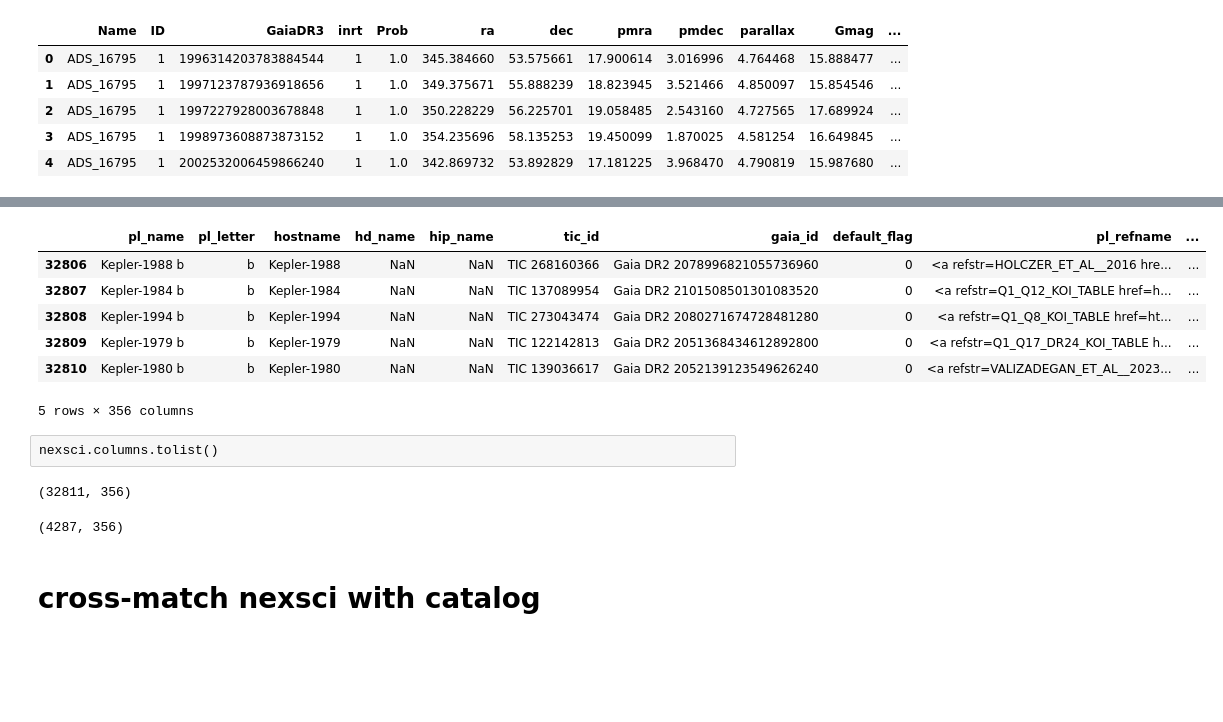
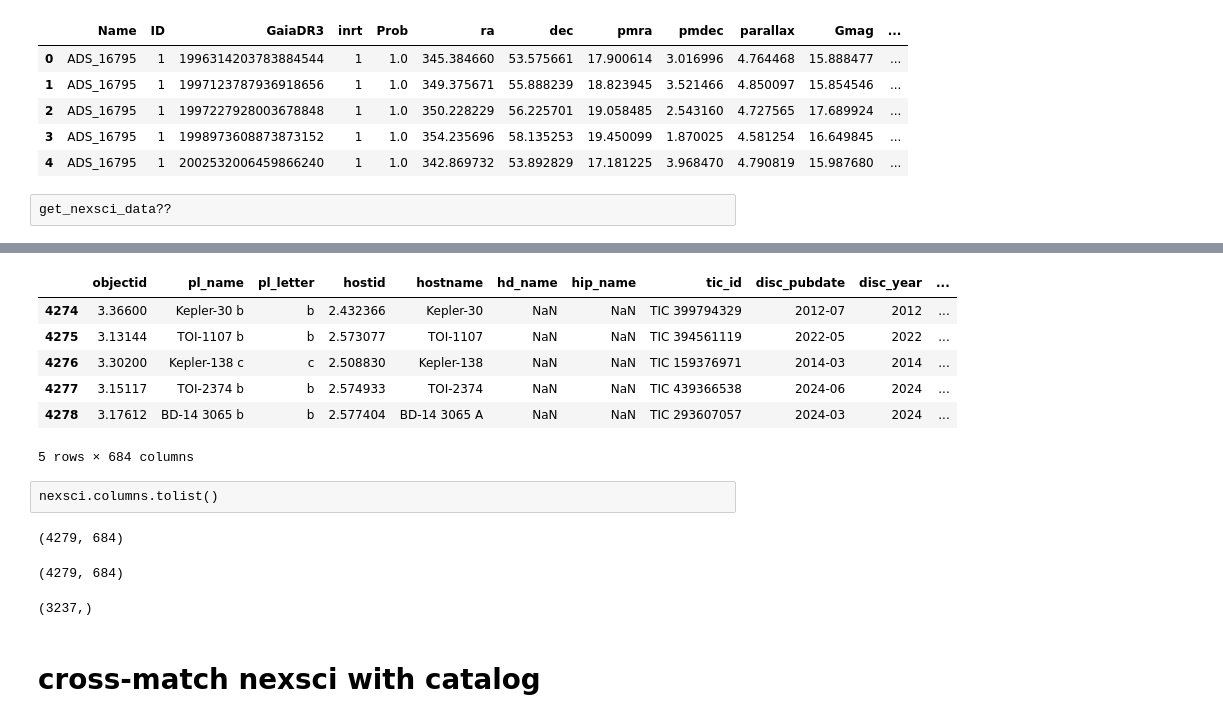
Before and after one commit to jpdeleon/wakai, a Jupyter notebook: notebooks/crossmatch_nexsci_with_Hunt2024.ipynb, the cells around one changed output, grey strips where cells are left out. Cells and saved outputs as stored; diff of their text form; code cells hidden in the pictures; blank space fills up the shorter version.

```diff
--- a/notebooks/crossmatch_nexsci_with_Hunt2024.ipynb
+++ b/notebooks/crossmatch_nexsci_with_Hunt2024.ipynb
@@ -58,9 +58,12 @@ df_mem.head()
 | 2 | ADS_16795 | 1 | 1997227928003678848 | 1 | 1.0 | 350.228229 | 56.225701 | 19.058485 | 2.543160 | 4.727565 | 17.689924 | ... |
 | 3 | ADS_16795 | 1 | 1998973608873873152 | 1 | 1.0 | 354.235696 | 58.135253 | 19.450099 | 1.870025 | 4.581254 | 16.649845 | ... |
 | 4 | ADS_16795 | 1 | 2002532006459866240 | 1 | 1.0 | 342.869732 | 53.892829 | 17.181225 | 3.968470 | 4.790819 | 15.987680 | ... |
+# %% [raw]
+get_nexsci_data??
 # %%
 from catalog import get_nexsci_data
 
-nexsci = get_nexsci_data(clobber=False)
+table='pscomppars'
+nexsci = get_nexsci_data(table, clobber=False)
 nexsci.tail()
 # %% [output]
@@ -69,21 +72,28 @@ Loaded:  ../data/nexsci_ps.csv
-|  | pl_name | pl_letter | hostname | hd_name | hip_name | tic_id | gaia_id | default_flag | pl_refname | ... |
-| 32806 | Kepler-1988 b | b | Kepler-1988 | NaN | NaN | TIC 268160366 | Gaia DR2 2078996821055736960 | 0 | <a refstr=HOLCZER_ET_AL__2016 hre... | ... |
-| 32807 | Kepler-1984 b | b | Kepler-1984 | NaN | NaN | TIC 137089954 | Gaia DR2 2101508501301083520 | 0 | <a refstr=Q1_Q12_KOI_TABLE href=h... | ... |
-| 32808 | Kepler-1994 b | b | Kepler-1994 | NaN | NaN | TIC 273043474 | Gaia DR2 2080271674728481280 | 0 | <a refstr=Q1_Q8_KOI_TABLE href=ht... | ... |
-| 32809 | Kepler-1979 b | b | Kepler-1979 | NaN | NaN | TIC 122142813 | Gaia DR2 2051368434612892800 | 0 | <a refstr=Q1_Q17_DR24_KOI_TABLE h... | ... |
-| 32810 | Kepler-1980 b | b | Kepler-1980 | NaN | NaN | TIC 139036617 | Gaia DR2 2052139123549626240 | 0 | <a refstr=VALIZADEGAN_ET_AL__2023... | ... |
+|  | objectid | pl_name | pl_letter | hostid | hostname | hd_name | hip_name | tic_id | disc_pubdate | disc_year | ... |
+| 4274 | 3.36600 | Kepler-30 b | b | 2.432366 | Kepler-30 | NaN | NaN | TIC 399794329 | 2012-07 | 2012 | ... |
+| 4275 | 3.13144 | TOI-1107 b | b | 2.573077 | TOI-1107 | NaN | NaN | TIC 394561119 | 2022-05 | 2022 | ... |
+| 4276 | 3.30200 | Kepler-138 c | c | 2.508830 | Kepler-138 | NaN | NaN | TIC 159376971 | 2014-03 | 2014 | ... |
+| 4277 | 3.15117 | TOI-2374 b | b | 2.574933 | TOI-2374 | NaN | NaN | TIC 439366538 | 2024-06 | 2024 | ... |
+| 4278 | 3.17612 | BD-14 3065 b | b | 2.577404 | BD-14 3065 A | NaN | NaN | TIC 293607057 | 2024-03 | 2024 | ... |
-5 rows × 356 columns
+5 rows × 684 columns
 # %% [raw]
 nexsci.columns.tolist()
 # %%
 nexsci.shape
 # %% [output]
-(32811, 356)
+(4279, 684)
 # %%
-nexsci_hosts = nexsci[nexsci['default_flag']==1]
+if table=='ps':
+    nexsci_hosts = nexsci[nexsci['default_flag']==1]
+else:
+    nexsci_hosts = nexsci.copy()
 nexsci_hosts.shape
 # %% [output]
-(4287, 356)
+(4279, 684)
+# %%
+nexsci.hostname.unique().shape
+# %% [output]
+(3237,)
 # %% [markdown]
 # cross-match nexsci with catalog
 # %%
```
Also changed, not shown: parts of 5 cells of this notebook, 10 other files.
